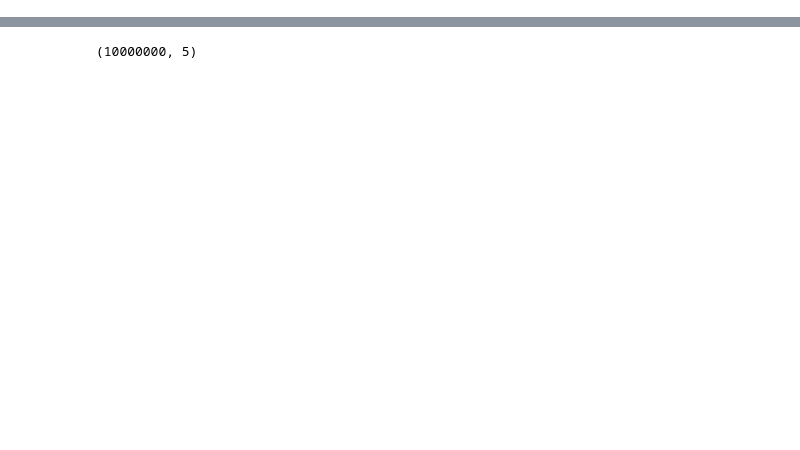
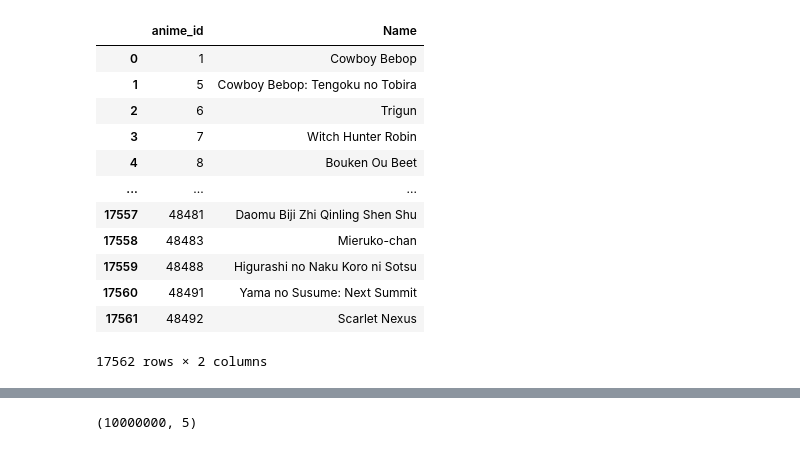
Before and after one commit to everydaycodings/Anima-Recommendation-System-WebApp, a Jupyter notebook: base_ignore_file.ipynb, the cells around one changed output, grey strips where cells are left out. Cells and saved outputs as stored; diff of their text form; code cells hidden in the pictures; blank space fills up the shorter version.

```diff
--- a/base_ignore_file.ipynb
+++ b/base_ignore_file.ipynb
@@ -6,4 +6,20 @@ import matplotlib.pyplot as plt
 # %%
 rating_data = pd.read_csv("data/animelist.csv", nrows=10000000)
 anima_data = pd.read_csv("data/anime.csv")
 anima_data = anima_data.rename(columns={"MAL_ID": "anime_id"})
+anima_contact_data = anima_data[["anime_id", "Name"]]
+anima_contact_data
+# %% [output]
+|  | anime_id | Name |
+| 0 | 1 | Cowboy Bebop |
+| 1 | 5 | Cowboy Bebop: Tengoku no Tobira |
+| 2 | 6 | Trigun |
+| 3 | 7 | Witch Hunter Robin |
+| 4 | 8 | Bouken Ou Beet |
+| ... | ... | ... |
+| 17557 | 48481 | Daomu Biji Zhi Qinling Shen Shu |
+| 17558 | 48483 | Mieruko-chan |
+| 17559 | 48488 | Higurashi no Naku Koro ni Sotsu |
+| 17560 | 48491 | Yama no Susume: Next Summit |
+| 17561 | 48492 | Scarlet Nexus |
+17562 rows × 2 columns
```
Also changed, not shown: parts of 6 cells of this notebook.
